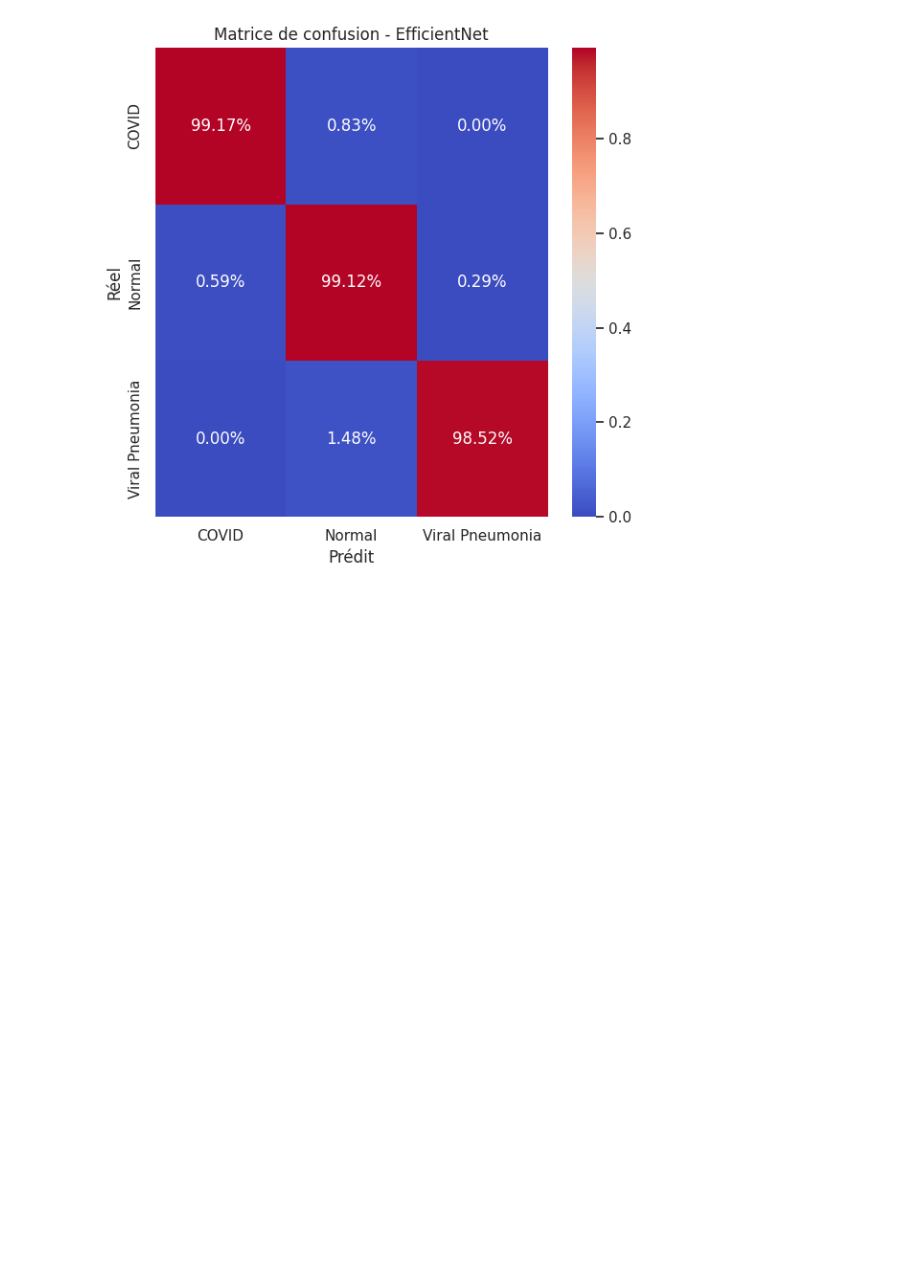
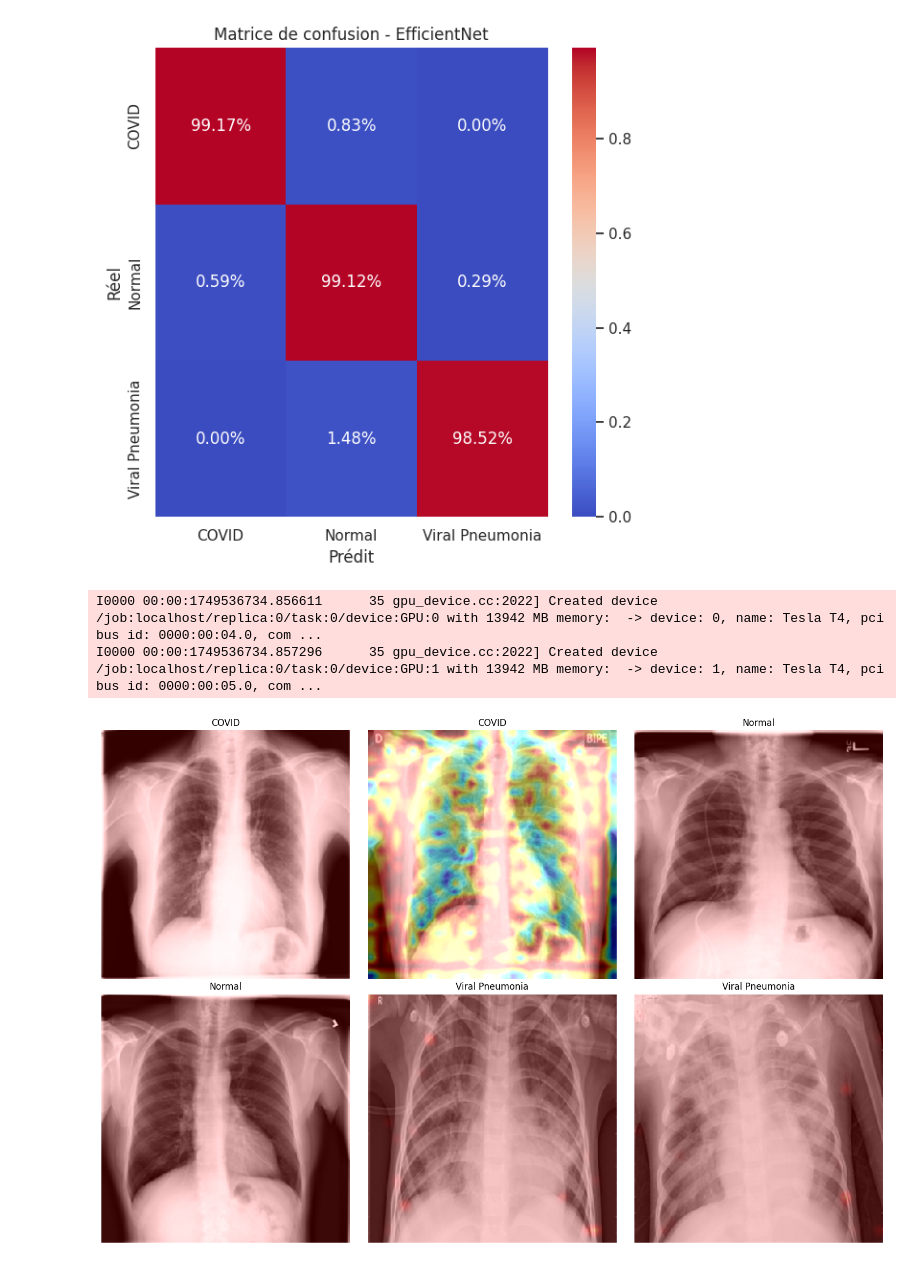
Before and after one commit to DataScientest-Studio/sep24_cds_analyse-de-radiographies-pulmonaires-covid-19, a Jupyter notebook: notebooks/efficientnet-final.ipynb, the cells around one changed output. Drawn from its saved outputs; the diff is of its cells as text; code cells hidden in the pictures; blank space fills up the shorter version.

Commit message:
ajout des gradcam

```diff
--- a/notebooks/efficientnet-final.ipynb
+++ b/notebooks/efficientnet-final.ipynb
@@ -916,3 +917,9 @@ plot_confusion_matrix(cm, labels, normalize=True, title="Matrice de confusion -
 [figure]
 # %%
 best_model.save("/kaggle/working/efficientnet_optimized.h5")
+# %%
+from tensorflow.keras.models import load_model
+best_model = load_model("/kaggle/input/efficientnet/keras/default/1/efficientnet_final.h5")
+# %% [output]
+I0000 00:00:1749536734.856611      35 gpu_device.cc:2022] Created device /job:localhost/replica:0/task:0/device:GPU:0 with 13942 MB memory:  -> device: 0, name: Tesla T4, pci bus id: 0000:00:04.0, com ...
+I0000 00:00:1749536734.857296      35 gpu_device.cc:2022] Created device /job:localhost/replica:0/task:0/device:GPU:1 with 13942 MB memory:  -> device: 1, name: Tesla T4, pci bus id: 0000:00:05.0, com ...
@@ -918,0 +1064,5 @@ best_model.save("/kaggle/working/efficientnet_optimized.h5")
+# %%
+class_names = list(train_gen.class_indices.keys())
+show_gradcam_per_class(test_gen, best_model, class_names=class_names, samples_per_class=2, layer_name="block3a_project_conv")
+# %% [output]
+[figure, added]
```
Also changed, not shown: parts of 5 cells of this notebook.
